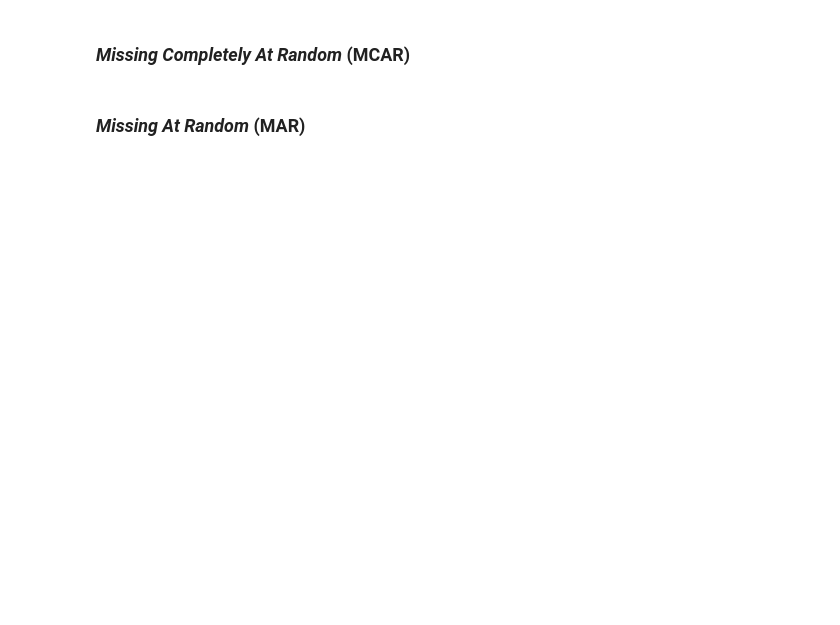
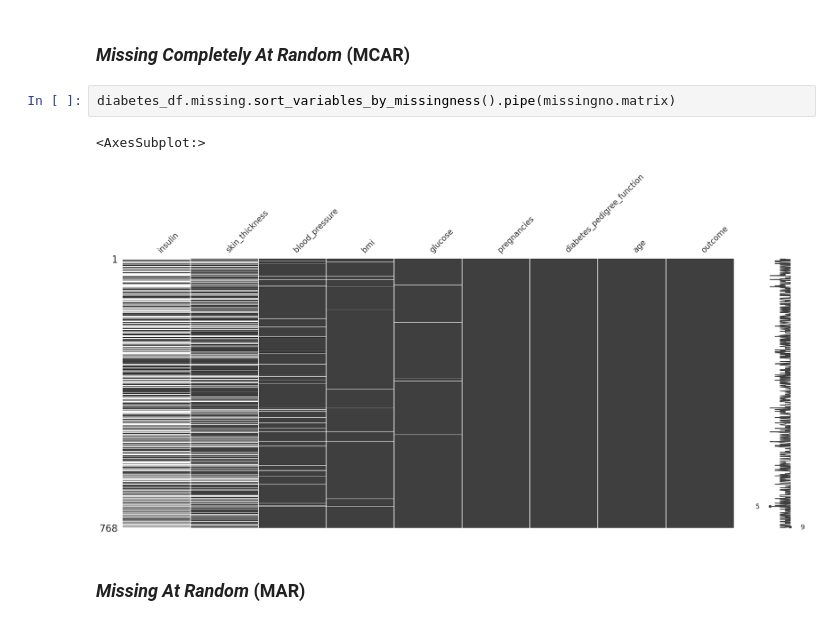
Before and after one commit to EstebannRomeroo/exploration_missing_values, a Jupyter notebook: notebook/live-exploration-missing-values.ipynb, the cells around one changed output. Cells and saved outputs as stored; diff of their text form; blank space fills up the shorter version.

Commit message:
Shadow Matrix

```diff
--- a/notebook/live-exploration-missing-values.ipynb
+++ b/notebook/live-exploration-missing-values.ipynb
@@ -747,4 +742,9 @@ AttributeError: 'DataFrame' object has no attribute 'column'
 # %% [markdown]
 ### _Missing Completely At Random_ (MCAR)
+# %%
+diabetes_df.missing.sort_variables_by_missingness().pipe(missingno.matrix)
+# %% [output]
+<AxesSubplot:>
+[figure, added]
 # %% [markdown]
 ### _Missing At Random_ (MAR)
```
Also changed, not shown: parts of 11 cells of this notebook.
